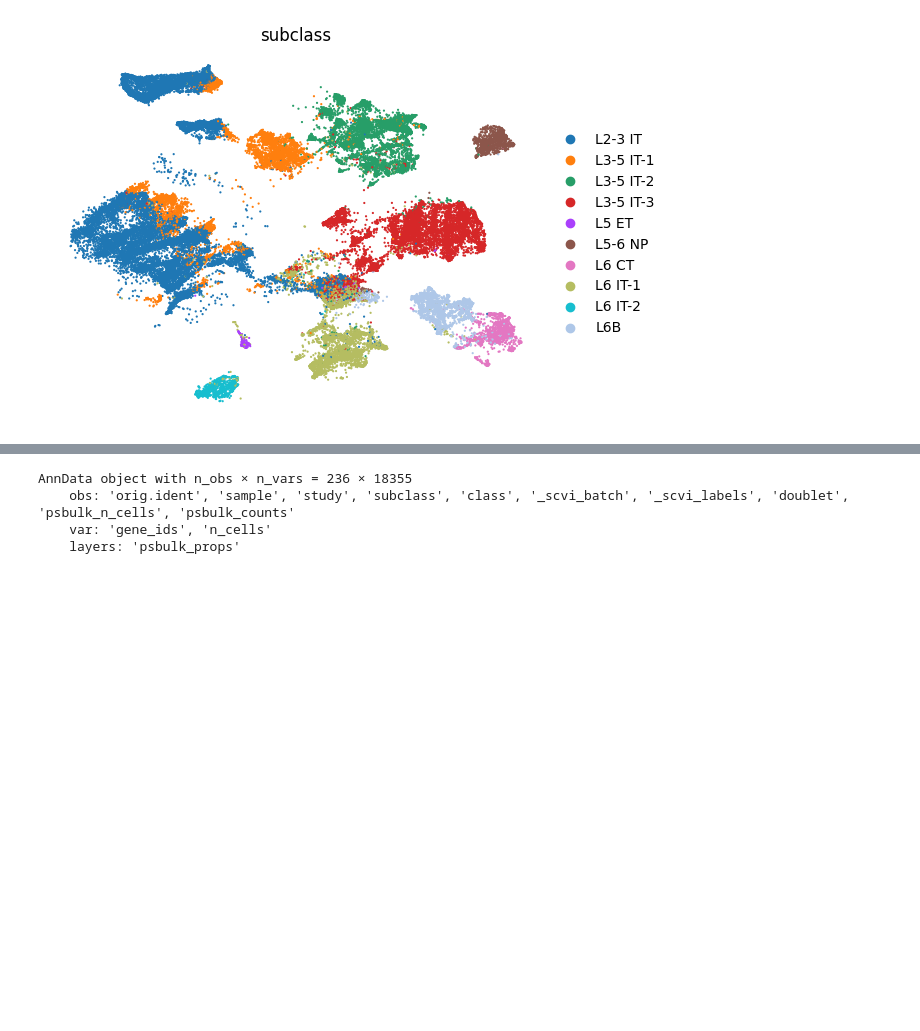
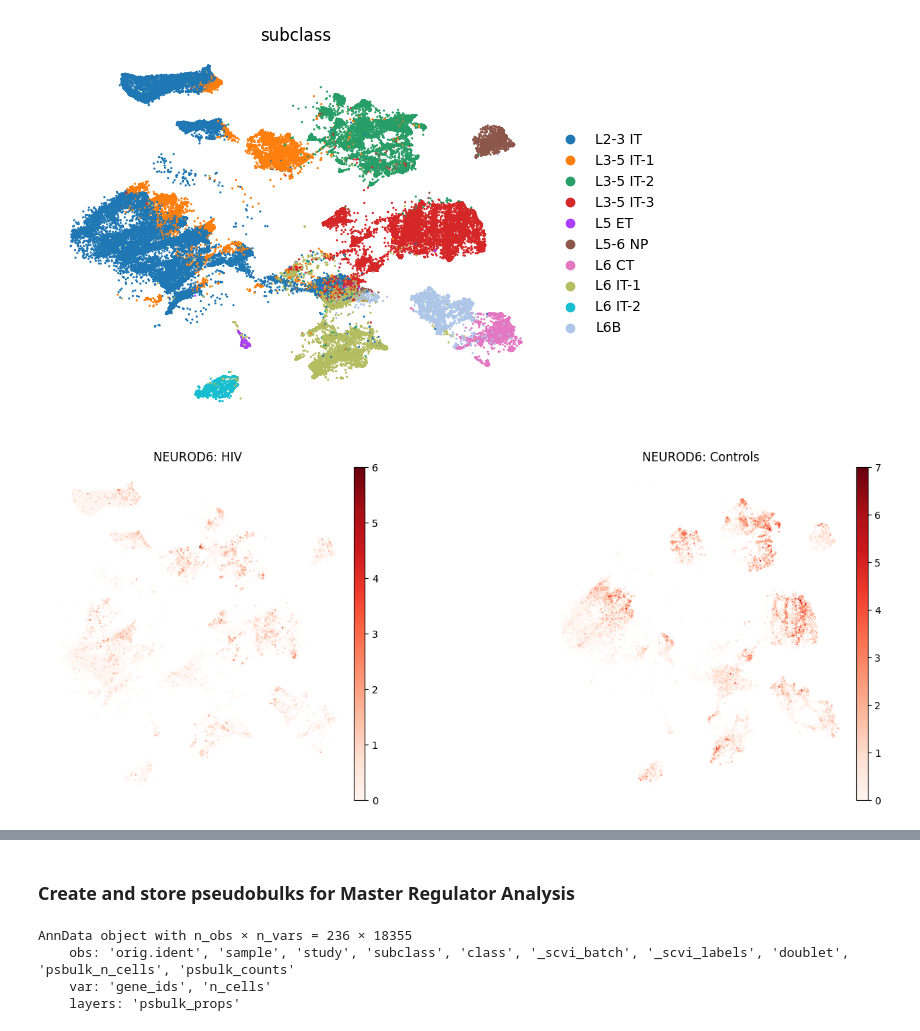
Before and after one commit to aj95b/SCORCH, a Jupyter notebook: differential_analyses/diff_excitatory.ipynb, the cells around one changed output, grey strips where cells are left out. Saved outputs shown, nothing was run; the diff lists cells and outputs as text; code cells hidden in the pictures; blank space fills up the shorter version.

```diff
--- a/differential_analyses/diff_excitatory.ipynb
+++ b/differential_analyses/diff_excitatory.ipynb
@@ -518,18 +492,32 @@ sc.pl.umap(
 # %% [output]
 [figure]
 # %%
+ncols = 2
+nrows = 1
+figsize = 6
+wspace = 0.5
+fig, axs = plt.subplots(
+    nrows=nrows,
+    ncols=ncols,
+    figsize=(ncols * figsize + figsize * wspace * (ncols - 1), nrows * figsize),
+)
+plt.subplots_adjust(wspace=wspace)
 sc.pl.umap(
     exc[hiv],
     color=["NEUROD6"],
     frameon=False,
-    size=10,cmap='Reds'
+    size=10,
+    cmap='Reds',ax=axs[0],show=False,title='NEUROD6: HIV'
 )
 sc.pl.umap(
     exc[controls],
     color=["NEUROD6"],
     frameon=False,
-    size=10,cmap='Reds'
+    size=10,
+    cmap='Reds',ax=axs[1],title='NEUROD6: Controls'
 )
+# %% [output]
+[figure, added]
 # %%
 exc.obs
 # %% [output]
@@ -546,6 +534,8 @@ exc.obs
 | NIH1308_08_BA9-FC_TTTCTTGCATTAGCGC-1 | SeuratProject | 7802.0 | 3237 | NIH1308_08_BA9-FC | 0.922840 | 4438.0 | 2777 | 11 | ... |
 | NIH1308_08_BA9-FC_TTTGTCCCAATGCGCT-1 | SeuratProject | 1031.0 | 738 | NIH1308_08_BA9-FC | 0.872939 | 2680.0 | 842 | 13 | ... |
 126672 rows × 22 columns
+# %% [markdown]
+### Create and store pseudobulks for Master Regulator Analysis
 # %%
 pseudobulk_adata = dc.get_pseudobulk(
     exc[controls+hiv],
```
Also changed, not shown: parts of 15 cells of this notebook, 3 other files.
